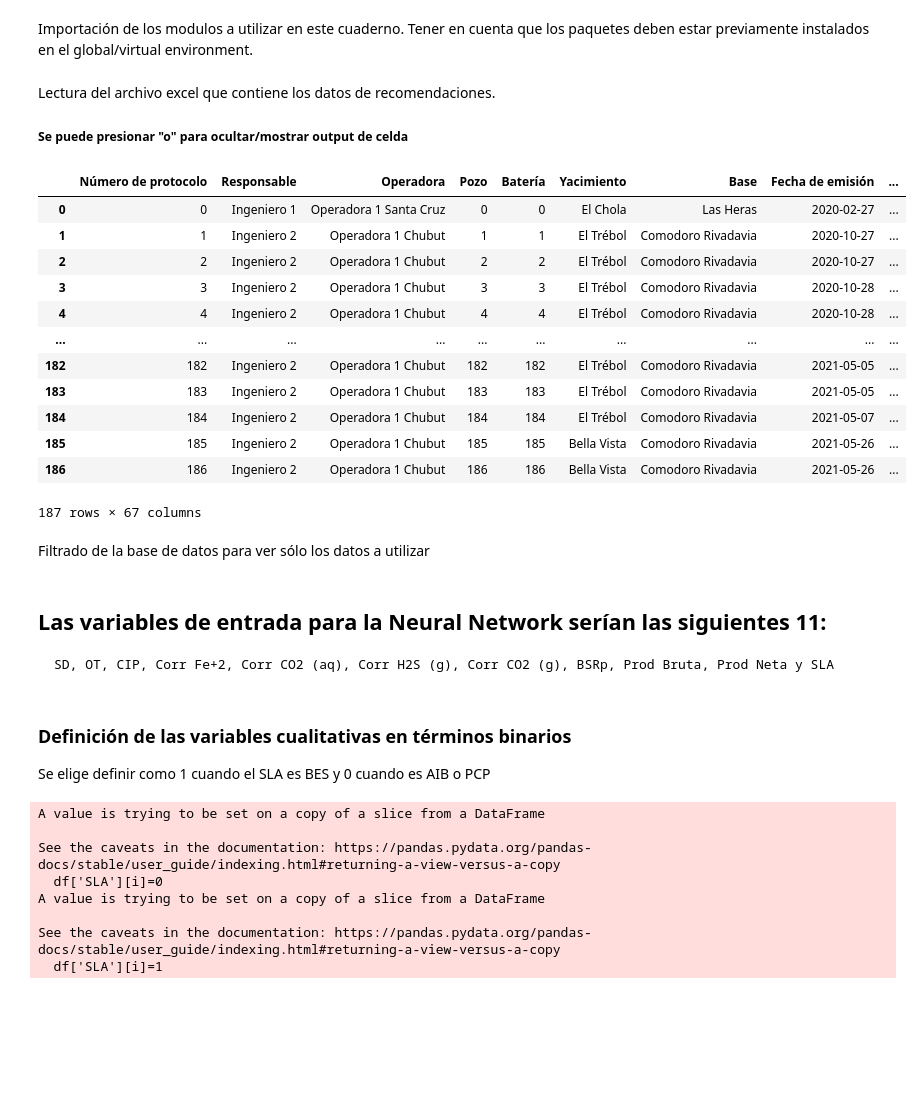
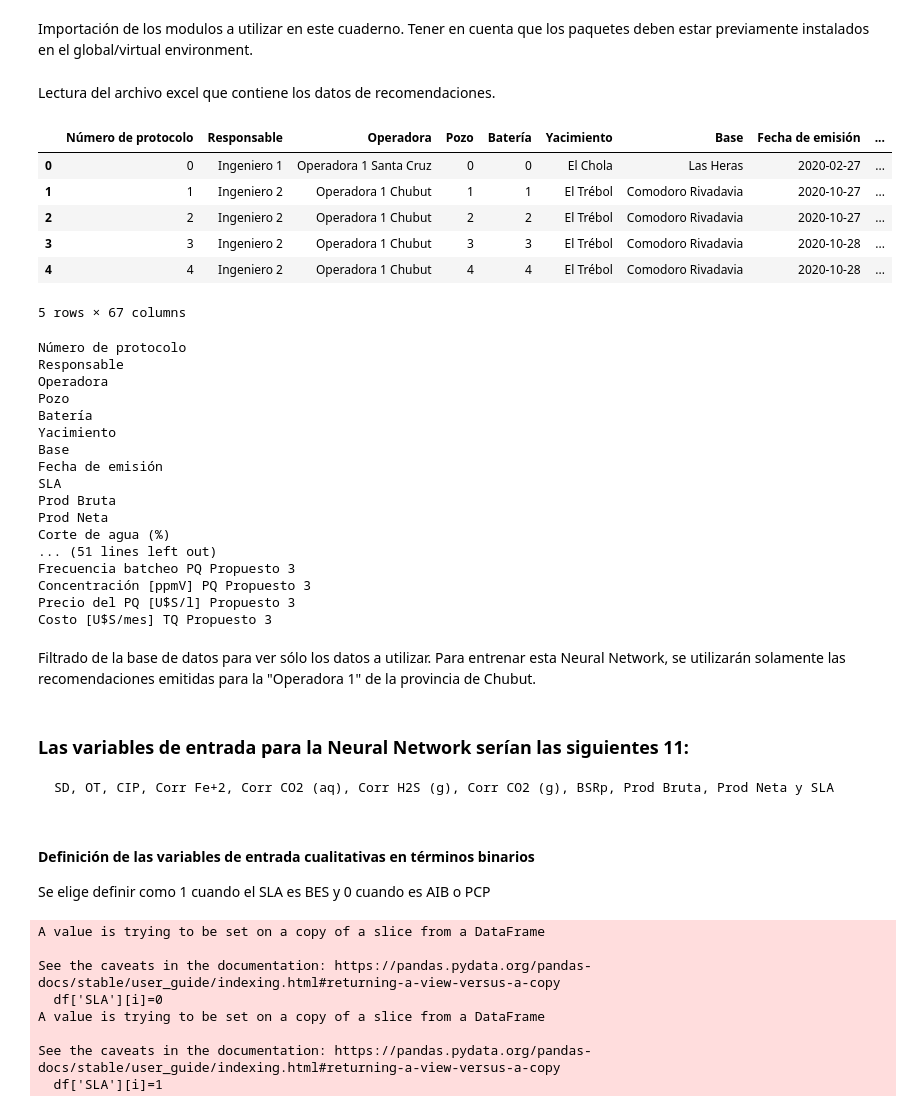
Before and after one commit to GFernandez94/ML-Tratamiento-Quimico-Pozos-Integridad-Corrosion, a Jupyter notebook: Predicción de TQ I&C pozos.ipynb, the cells around one changed output. Saved outputs shown, nothing was run; the diff lists cells and outputs as text; code cells hidden in the pictures; blank space fills up the shorter version.

```diff
--- a/Predicción de TQ I&C pozos.ipynb
+++ b/Predicción de TQ I&C pozos.ipynb
@@ -11,35 +13,48 @@ import os
 # %% [markdown]
 Lectura del archivo excel que contiene los datos de recomendaciones.
-
-##### Se puede presionar "o" para ocultar/mostrar output de celda
 # %%
 df=pd.read_excel(os.path.join('Data', 'BD Autom Recomendaciones.xlsx'))
-df
+df.head()
 # %% [output]
 |  | Número de protocolo | Responsable | Operadora | Pozo | Batería | Yacimiento | Base | Fecha de emisión | ... |
 | 0 | 0 | Ingeniero 1 | Operadora 1 Santa Cruz | 0 | 0 | El Chola | Las Heras | 2020-02-27 | ... |
 | 1 | 1 | Ingeniero 2 | Operadora 1 Chubut | 1 | 1 | El Trébol | Comodoro Rivadavia | 2020-10-27 | ... |
 | 2 | 2 | Ingeniero 2 | Operadora 1 Chubut | 2 | 2 | El Trébol | Comodoro Rivadavia | 2020-10-27 | ... |
 | 3 | 3 | Ingeniero 2 | Operadora 1 Chubut | 3 | 3 | El Trébol | Comodoro Rivadavia | 2020-10-28 | ... |
 | 4 | 4 | Ingeniero 2 | Operadora 1 Chubut | 4 | 4 | El Trébol | Comodoro Rivadavia | 2020-10-28 | ... |
-| ... | ... | ... | ... | ... | ... | ... | ... | ... | ... |
-| 182 | 182 | Ingeniero 2 | Operadora 1 Chubut | 182 | 182 | El Trébol | Comodoro Rivadavia | 2021-05-05 | ... |
-| 183 | 183 | Ingeniero 2 | Operadora 1 Chubut | 183 | 183 | El Trébol | Comodoro Rivadavia | 2021-05-05 | ... |
-| 184 | 184 | Ingeniero 2 | Operadora 1 Chubut | 184 | 184 | El Trébol | Comodoro Rivadavia | 2021-05-07 | ... |
-| 185 | 185 | Ingeniero 2 | Operadora 1 Chubut | 185 | 185 | Bella Vista | Comodoro Rivadavia | 2021-05-26 | ... |
-| 186 | 186 | Ingeniero 2 | Operadora 1 Chubut | 186 | 186 | Bella Vista | Comodoro Rivadavia | 2021-05-26 | ... |
-187 rows × 67 columns
+5 rows × 67 columns
+# %%
+for col in df.columns:
+    print(col)
+# %% [output]
+Número de protocolo
+Responsable
+Operadora
+Pozo
+Batería
+Yacimiento
+Base
+Fecha de emisión
+SLA
+Prod Bruta
+Prod Neta
+Corte de agua (%)
+... (51 lines left out)
+Frecuencia batcheo PQ Propuesto 3
+Concentración [ppmV] PQ Propuesto 3
+Precio del PQ [U$S/l] Propuesto 3
+Costo [U$S/mes] TQ Propuesto 3
 # %% [markdown]
-Filtrado de la base de datos para ver sólo los datos a utilizar
+Filtrado de la base de datos para ver sólo los datos a utilizar. Para entrenar esta Neural Network, se utilizarán solamente las recomendaciones emitidas para la "Operadora 1" de la provincia de Chubut.
 # %%
 df= df.loc[df["Operadora"]=="Operadora 1 Chubut"]
 df=df.reset_index()
 # %% [markdown]
-## Las variables de entrada para la Neural Network serían las siguientes 11:
+### Las variables de entrada para la Neural Network serían las siguientes 11:
 
     SD, OT, CIP, Corr Fe+2, Corr CO2 (aq), Corr H2S (g), Corr CO2 (g), BSRp, Prod Bruta, Prod Neta y SLA
 # %% [markdown]
-### Definición de las variables cualitativas en términos binarios
+#### Definición de las variables de entrada cualitativas en términos binarios
 
 Se elige definir como 1 cuando el SLA es BES y 0 cuando es AIB o PCP
 # %%
```
Also changed, not shown: parts of 21 cells of this notebook, 1 other file.
